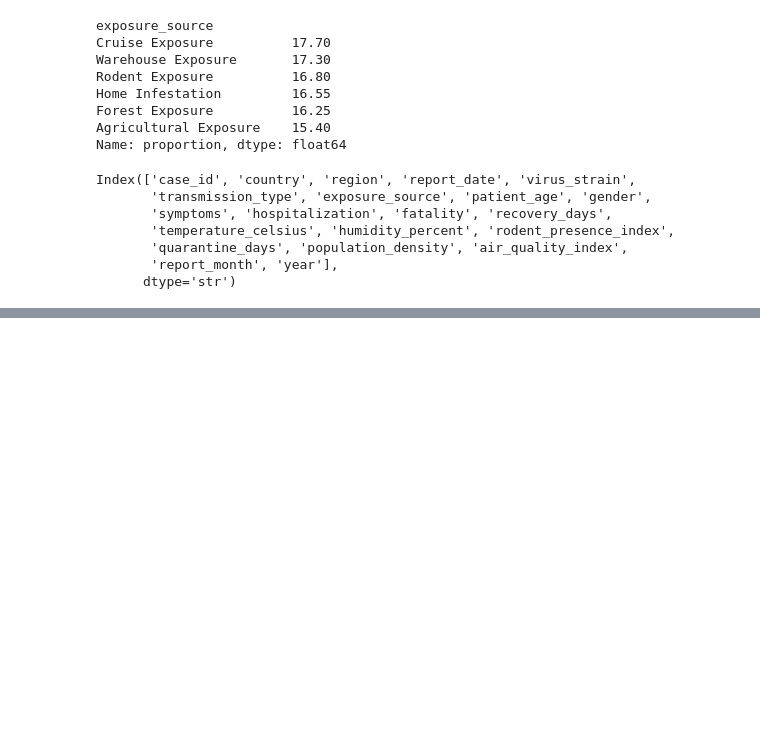
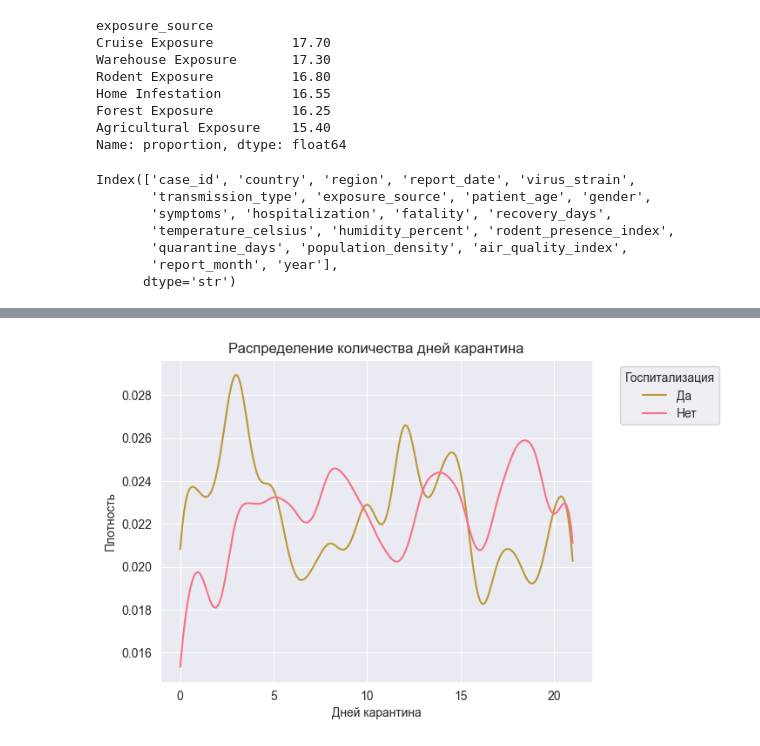
Before and after one commit to MargoUtropova/product_analitics_portfolio, a Jupyter notebook: Hantavirus/notebooks/EDA.ipynb, the cells around one changed output, grey strips where cells are left out. Saved outputs shown, nothing was run; the diff lists cells and outputs as text; code cells hidden in the pictures; blank space fills up the shorter version.

Commit message:
quarantin vs fatality added

```diff
--- a/Hantavirus/notebooks/EDA.ipynb
+++ b/Hantavirus/notebooks/EDA.ipynb
@@ -372,0 +666,12 @@ Index(['case_id', 'country', 'region', 'report_date', 'virus_strain',
+# %%
+sns.kdeplot(data=df,x='quarantine_days',
+            hue='hospitalization',
+            bw_method=0.1,
+            clip=(df['quarantine_days'].min(),df['quarantine_days'].max()))
+plt.title('Распределение количества дней карантина')
+plt.legend(bbox_to_anchor=(1.05,1), loc='upper left', title='Госпитализация', labels=['Да', 'Нет'])
+plt.xlabel('Дней карантина')
+plt.ylabel('Плотность')
+plt.show()
+# %% [output]
+[figure, added]
```
Also changed, not shown: parts of 31 cells of this notebook.
